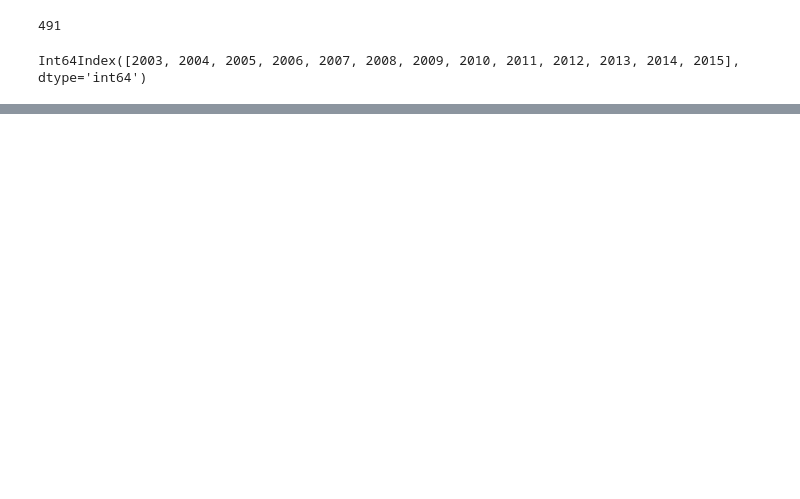
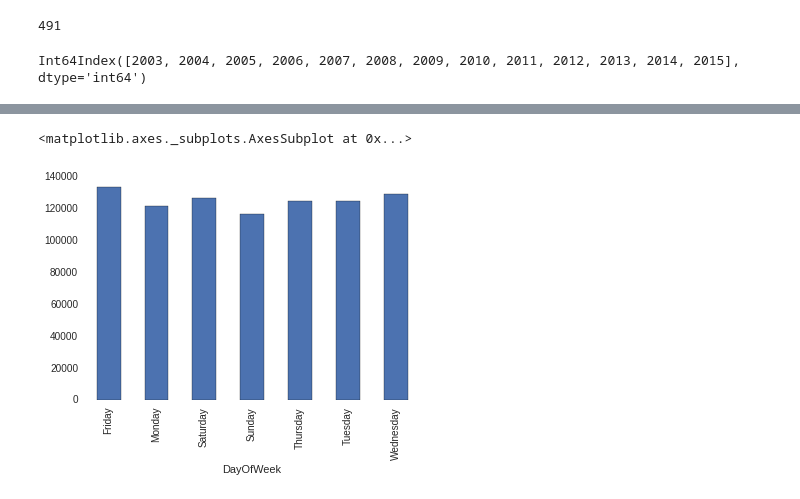
Before and after one commit to arundhaj/kaggle, a Jupyter notebook: sf_crime/sandbox.ipynb, the cells around one changed output, grey strips where cells are left out. Cells and saved outputs as stored; diff of their text form; code cells hidden in the pictures; blank space fills up the shorter version.

```diff
--- a/sf_crime/sandbox.ipynb
+++ b/sf_crime/sandbox.ipynb
@@ -209,0 +234,5 @@ plt.ylabel('No of Crimes')
+# %%
+raw_train.groupby(['DayOfWeek']).size().plot(kind='bar')
+# %% [output]
+<matplotlib.axes._subplots.AxesSubplot at 0x...>
+[figure, added]
```
Also changed, not shown: parts of 12 cells of this notebook, 1 other file.
